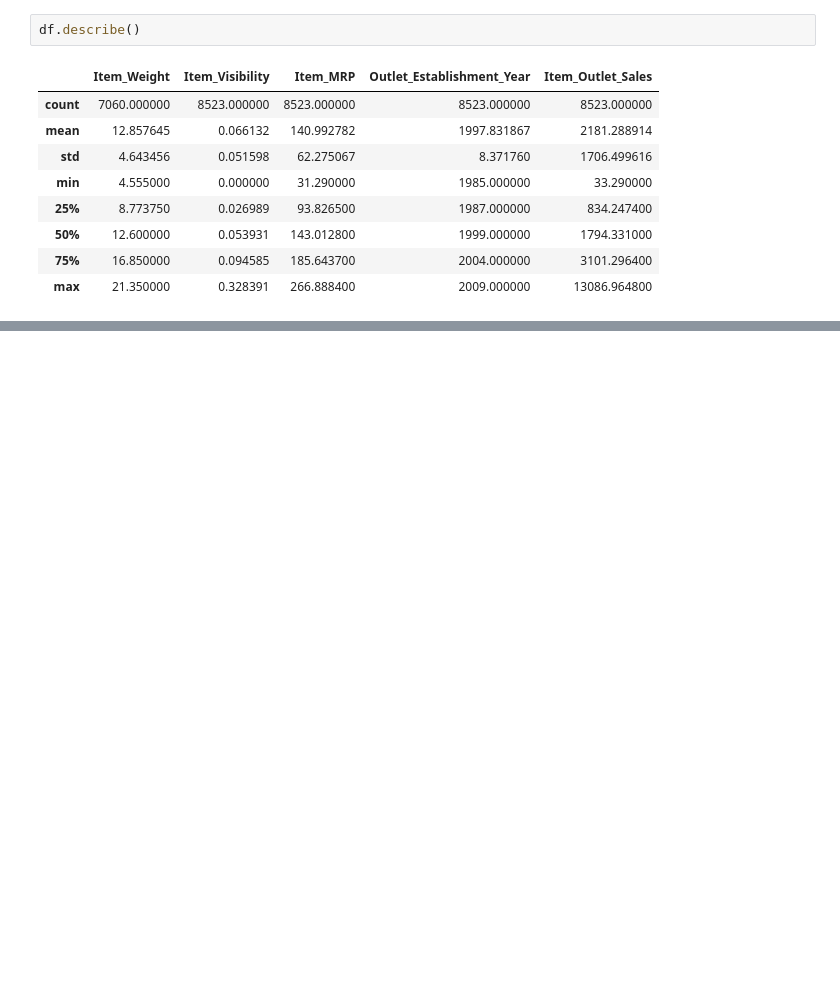
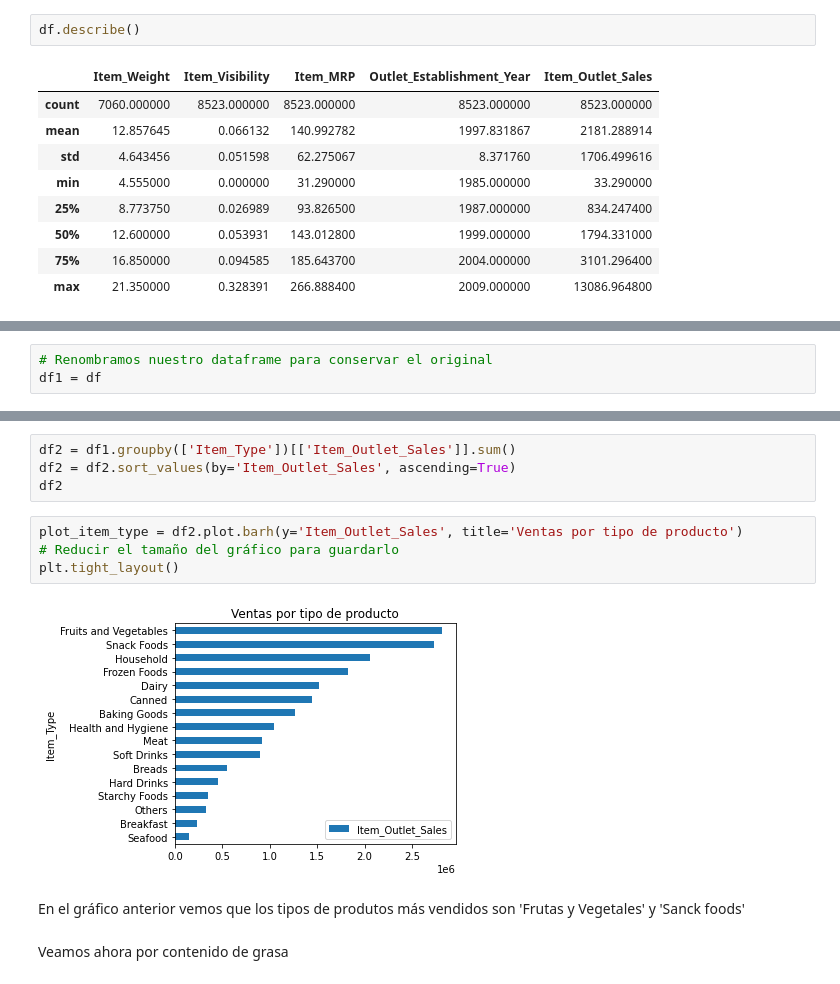
Before and after one commit to ejliendov/sales-prediccions, a Jupyter notebook: sales_predictions.ipynb, the cells around one changed output, grey strips where cells are left out. Saved outputs shown, nothing was run; the diff lists cells and outputs as text; blank space fills up the shorter version.

```diff
--- a/sales_predictions.ipynb
+++ b/sales_predictions.ipynb
@@ -61,0 +122,3 @@ df.describe()
+# %%
+# Renombramos nuestro dataframe para conservar el original
+df1 = df
@@ -61,0 +127,14 @@ df.describe()
+# %%
+df2 = df1.groupby(['Item_Type'])[['Item_Outlet_Sales']].sum()
+df2 = df2.sort_values(by='Item_Outlet_Sales', ascending=True)
+df2
+# %%
+plot_item_type = df2.plot.barh(y='Item_Outlet_Sales', title='Ventas por tipo de producto')
+# Reducir el tamaño del gráfico para guardarlo
+plt.tight_layout()
+# %% [output]
+[figure, added]
+# %% [markdown]
+En el gráfico anterior vemos que los tipos de produtos más vendidos son 'Frutas y Vegetales' y 'Sanck foods'
+# %% [markdown]
+Veamos ahora por contenido de grasa
```
Also changed, not shown: parts of 27 cells of this notebook.
